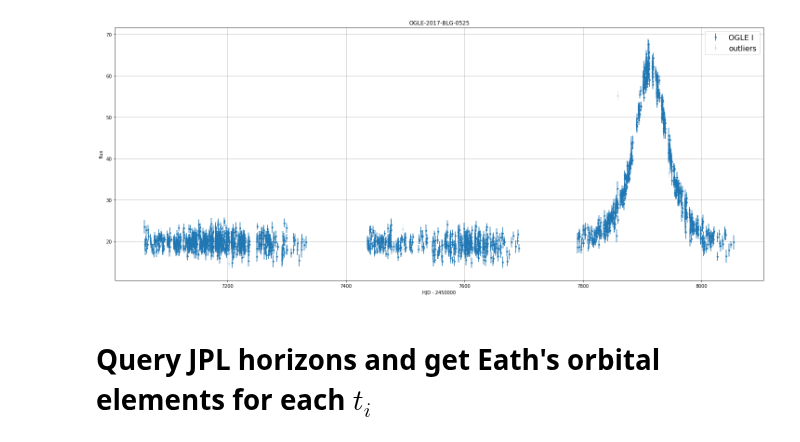
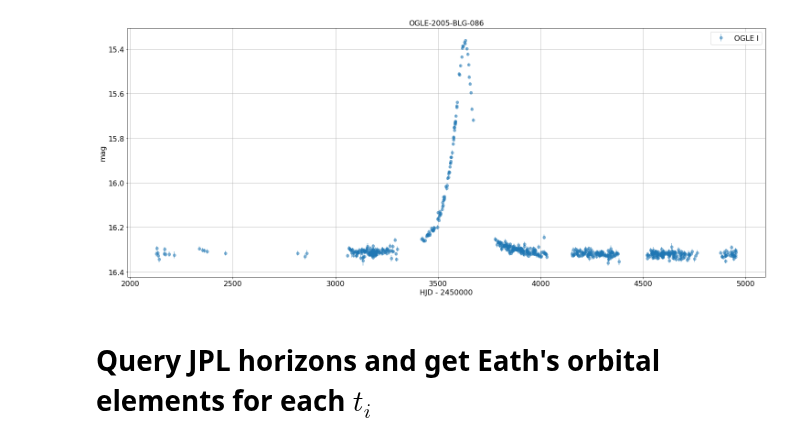
Before and after one commit to fbartolic/caustic, a Jupyter notebook: caustic/notebooks/testing_parallax_implementation.ipynb, the cells around one changed output. Cells and saved outputs as stored; diff of their text form; code cells hidden in the pictures.

```diff
--- a/caustic/notebooks/testing_parallax_implementation.ipynb
+++ b/caustic/notebooks/testing_parallax_implementation.ipynb
@@ -16,13 +15,27 @@ mpl.rcParams['axes.labelsize'] = 16
 mpl.rcParams['xtick.labelsize'] = 16
 mpl.rcParams['ytick.labelsize'] = 16
 mpl.rcParams['axes.titlesize'] = 16
-# %%
-event = OGLEData('/home/star/fb90/data/OGLE_ews/2017/blg-0525')
-fig, ax = plt.subplots(figsize=(25, 10))
-event.remove_worst_outliers(window_size=11, mad_cutoff=7)
-event.plot(ax)
-# %% [output]
-[figure, removed]
+# %%
+event_dir = '../data/OB05086/'
+event = Data()
+t = Table.read(event_dir + 'phot.dat', format='ascii',
+    names=('HJD', 'mag', 'mag_err'))
+t['HJD'] = t['HJD'] + 2450000
+t.meta = {'observatory':'OGLE', 'filter':'I'}
+event.tables.append(t)
+mask = np.ones(len(t['HJD']), dtype=bool)
+event.masks.append(mask)
+event.coordinates = SkyCoord("18h04m45.71s", "-26d59m15.2s")
+event.event_name = 'OGLE-2005-BLG-086'
+event.units = 'magnitudes'
+
+
+
+fig, ax = plt.subplots(figsize=(25, 10))
+# event.remove_worst_outliers(window_size=11, mad_cutoff=7)
+event.plot(ax)
+# %% [output]
+[figure, added]
 # %% [markdown]
 # Query JPL horizons and get Eath's orbital elements for each $t_i$
 # %%
```
Also changed, not shown: parts of 20 cells of this notebook, 9 other files.
